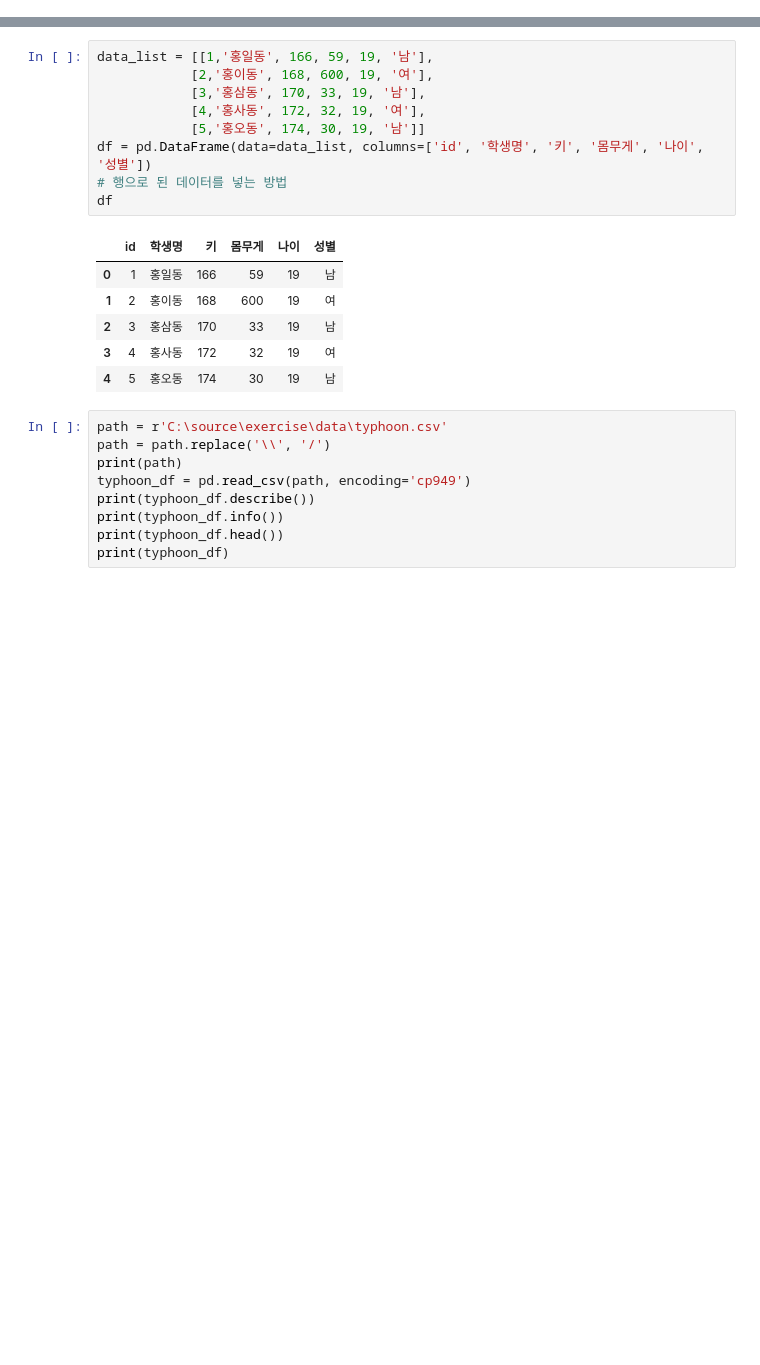
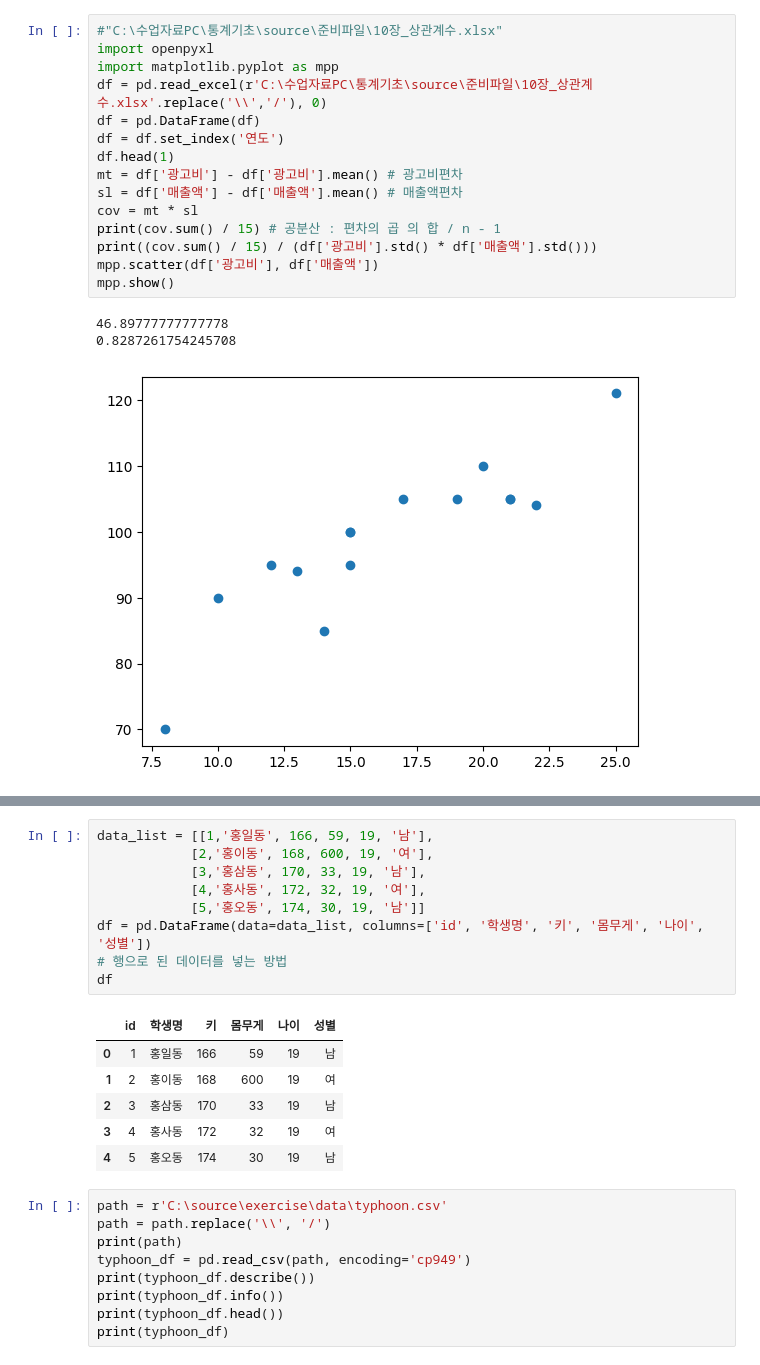
Before and after one commit to business-sixtick/exercise, a Jupyter notebook: data_analysis/pandas_ex.ipynb, the cells around one changed output, grey strips where cells are left out. Saved outputs shown, nothing was run; the diff lists cells and outputs as text; blank space fills up the shorter version.

```diff
--- a/data_analysis/pandas_ex.ipynb
+++ b/data_analysis/pandas_ex.ipynb
@@ -17,0 +95,19 @@ df.drop('키', axis=1) # df.drop(1)
+# %%
+#"C:\수업자료PC\통계기초\source\준비파일\10장_상관계수.xlsx"
+import openpyxl
+import matplotlib.pyplot as mpp
+df = pd.read_excel(r'C:\수업자료PC\통계기초\source\준비파일\10장_상관계수.xlsx'.replace('\\','/'), 0)
+df = pd.DataFrame(df)
+df = df.set_index('연도')
+df.head(1)
+mt = df['광고비'] - df['광고비'].mean() # 광고비편차
+sl = df['매출액'] - df['매출액'].mean() # 매출액편차
+cov = mt * sl
+print(cov.sum() / 15) # 공분산 : 편차의 곱 의 합 / n - 1
+print((cov.sum() / 15) / (df['광고비'].std() * df['매출액'].std()))
+mpp.scatter(df['광고비'], df['매출액'])
+mpp.show()
+# %% [output]
+46.89777777777778
+0.8287261754245708
+[figure, added]
```
Also changed, not shown: parts of 19 cells of this notebook, 16 other files.
